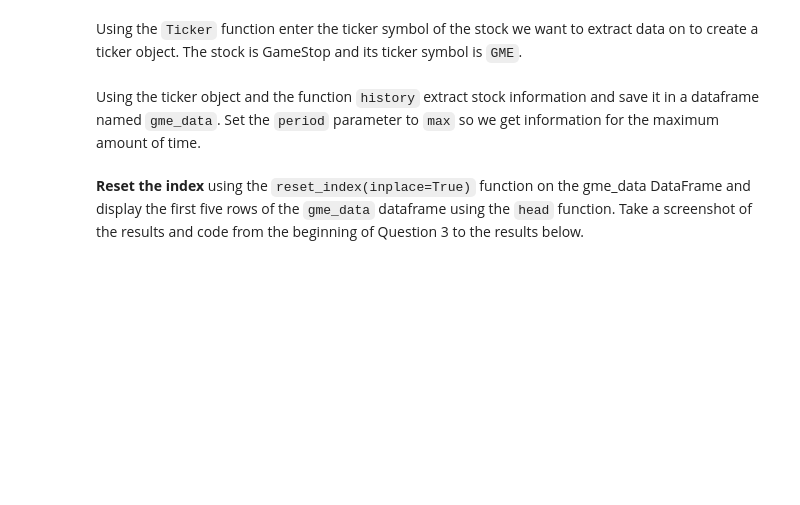
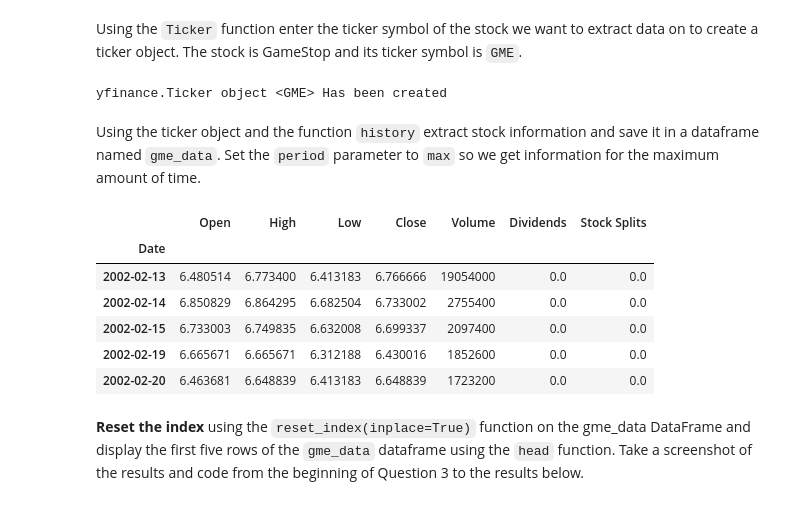
Before and after one commit to Alexey3250/Stock-Data-dashboard-in-Python, a Jupyter notebook: Stock_Dashboard.ipynb, the cells around one changed output. Cells and saved outputs as stored; diff of their text form; code cells hidden in the pictures; blank space fills up the shorter version.

```diff
--- a/Stock_Dashboard.ipynb
+++ b/Stock_Dashboard.ipynb
@@ -237,7 +237,27 @@ tesla_revenue.tail()
 ## Question 3: Use yfinance to Extract Stock Data
 # %% [markdown]
 Using the `Ticker` function enter the ticker symbol of the stock we want to extract data on to create a ticker object. The stock is GameStop and its ticker symbol is `GME`.
+# %%
+#creating the ticker object
+gme = yf.Ticker("GME")
+print(gme, "Has been created")
+# %% [output]
+yfinance.Ticker object <GME> Has been created
 # %% [markdown]
 Using the ticker object and the function `history` extract stock information and save it in a dataframe named `gme_data`. Set the `period` parameter to `max` so we get information for the maximum amount of time.
+# %%
+# get historical market data
+gme_hist = gme.history(period="max")
+
+#printing first 5 rows of the tesla history
+gme_hist.head()
+# %% [output]
+|  | Open | High | Low | Close | Volume | Dividends | Stock Splits |
+| Date |  |  |  |  |  |  |  |
+| 2002-02-13 | 6.480514 | 6.773400 | 6.413183 | 6.766666 | 19054000 | 0.0 | 0.0 |
+| 2002-02-14 | 6.850829 | 6.864295 | 6.682504 | 6.733002 | 2755400 | 0.0 | 0.0 |
+| 2002-02-15 | 6.733003 | 6.749835 | 6.632008 | 6.699337 | 2097400 | 0.0 | 0.0 |
+| 2002-02-19 | 6.665671 | 6.665671 | 6.312188 | 6.430016 | 1852600 | 0.0 | 0.0 |
+| 2002-02-20 | 6.463681 | 6.648839 | 6.413183 | 6.648839 | 1723200 | 0.0 | 0.0 |
 # %% [markdown]
 **Reset the index** using the `reset_index(inplace=True)` function on the gme_data DataFrame and display the first five rows of the `gme_data` dataframe using the `head` function. Take a screenshot of the results and code from the beginning of Question 3 to the results below.
```
Also changed, not shown: parts of 1 cell of this notebook.
